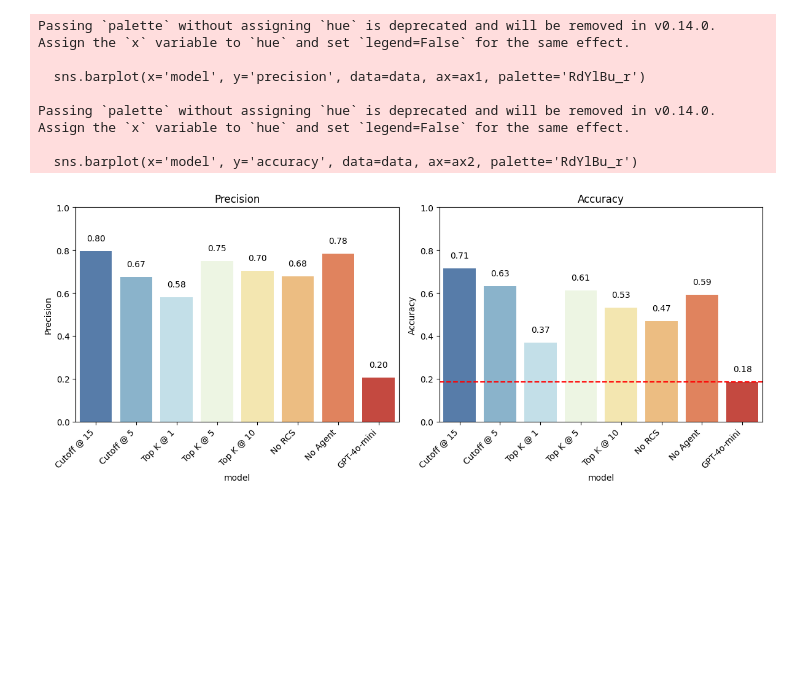
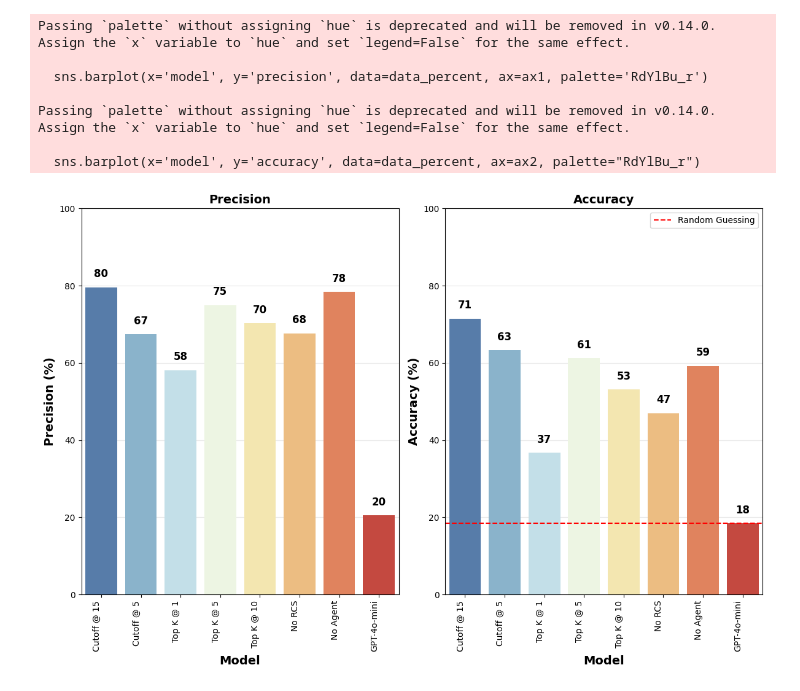
Before and after one commit to AprilQx/Paperqa, a Jupyter notebook: notebooks/reproduction_eval.ipynb, the cells around one changed output. Cells and saved outputs as stored; diff of their text form; code cells hidden in the pictures; blank space fills up the shorter version.

```diff
--- a/notebooks/reproduction_eval.ipynb
+++ b/notebooks/reproduction_eval.ipynb
@@ -109,38 +127,52 @@ train_data = pd.DataFrame([
 ])
 # %%
 # Create a figure with two subplots (precision and accuracy)
-fig, (ax1, ax2) = plt.subplots(1, 2, figsize=(12, 5))
+fig, (ax1, ax2) = plt.subplots(1, 2, figsize=(12, 8))
+
+# Convert data to percentages (multiply by 100)
+data_percent = data.copy()
+data_percent['precision'] = data_percent['precision'] * 100
+data_percent['accuracy'] = data_percent['accuracy'] * 100
 
 # Plot precision
-sns.barplot(x='model', y='precision', data=data, ax=ax1, palette='RdYlBu_r')
-ax1.set_ylabel('Precision')
-ax1.set_title('Precision')
-ax1.set_xticklabels(ax1.get_xticklabels(), rotation=45, ha='right')
-ax1.set_ylim(0, 1)
+
+sns.barplot(x='model', y='precision', data=data_percent, ax=ax1, palette='RdYlBu_r')
+ax1.set_ylabel('Precision (%)', fontsize=14, fontweight='bold')
+ax1.set_title('Precision', fontsize=14, fontweight='bold')
+ax1.set_xticklabels(ax1.get_xticklabels(), rotation=90, ha='right')
+ax1.set_ylim(0, 100)
+ax1.grid(True, alpha=0.3, axis='y')
+ax1.set_axisbelow(True)
+ax1.set_xlabel('Model', fontsize=14, fontweight='bold')
 
 # Plot accuracy
-sns.barplot(x='model', y='accuracy', data=data, ax=ax2, palette='RdYlBu_r')
-ax2.set_ylabel('Accuracy')
-ax2.set_title('Accuracy')
-ax2.set_xticklabels(ax2.get_xticklabels(), rotation=45, ha='right')
-ax2.axhline(y=0.1845, color='r', linestyle='--', label='Random Guessing')
-ax2.set_ylim(0, 1)
-#add annotations
-for i, row in data.iterrows():
-    ax1.text(i, row['precision'] + 0.04, f"{row['precision']:.2f}", ha='center', va='bottom')
-    ax2.text(i, row['accuracy'] + 0.04, f"{row['accuracy']:.2f}", ha='center', va='bottom')
+sns.barplot(x='model', y='accuracy', data=data_percent, ax=ax2, palette="RdYlBu_r")
+ax2.set_ylabel('Accuracy (%)', fontsize=14, fontweight='bold')
+ax2.set_title('Accuracy', fontsize=14, fontweight='bold')
+ax2.set_xticklabels(ax2.get_xticklabels(), rotation=90, ha='right')
+ax2.axhline(y=18.45, color='r', linestyle='--', label='Random Guessing')  # 0.1845 * 100
+ax2.legend()
+ax2.set_ylim(0, 100)
+ax2.grid(True, alpha=0.3, axis='y')
+ax2.set_axisbelow(True)
+ax2.set_xlabel('Model', fontsize=14, fontweight='bold')
+
+# Add annotations (now showing percentages)
+for i, row in data_percent.iterrows():
+    ax1.text(i, row['precision'] + 2, f"{row['precision']:.0f}", ha='center', va='bottom',fontsize=12, fontweight='bold')
+    ax2.text(i, row['accuracy'] + 2, f"{row['accuracy']:.0f}", ha='center', va='bottom',fontsize=12, fontweight='bold')
 
 plt.tight_layout()
 plt.savefig('paperqa2_performance_on_test.png', dpi=300)
 plt.show()
 # %% [output]
 Passing `palette` without assigning `hue` is deprecated and will be removed in v0.14.0. Assign the `x` variable to `hue` and set `legend=False` for the same effect.
 
-  sns.barplot(x='model', y='precision', data=data, ax=ax1, palette='RdYlBu_r')
+  sns.barplot(x='model', y='precision', data=data_percent, ax=ax1, palette='RdYlBu_r')
 
 Passing `palette` without assigning `hue` is deprecated and will be removed in v0.14.0. Assign the `x` variable to `hue` and set `legend=False` for the same effect.
 
-  sns.barplot(x='model', y='accuracy', data=data, ax=ax2, palette='RdYlBu_r')
+  sns.barplot(x='model', y='accuracy', data=data_percent, ax=ax2, palette="RdYlBu_r")
-[figure, old version]
+[figure, new version]
 # %%
 # Create a figure with two subplots (precision and accuracy)
```
Also changed, not shown: parts of 8 cells of this notebook, 17 other files.
